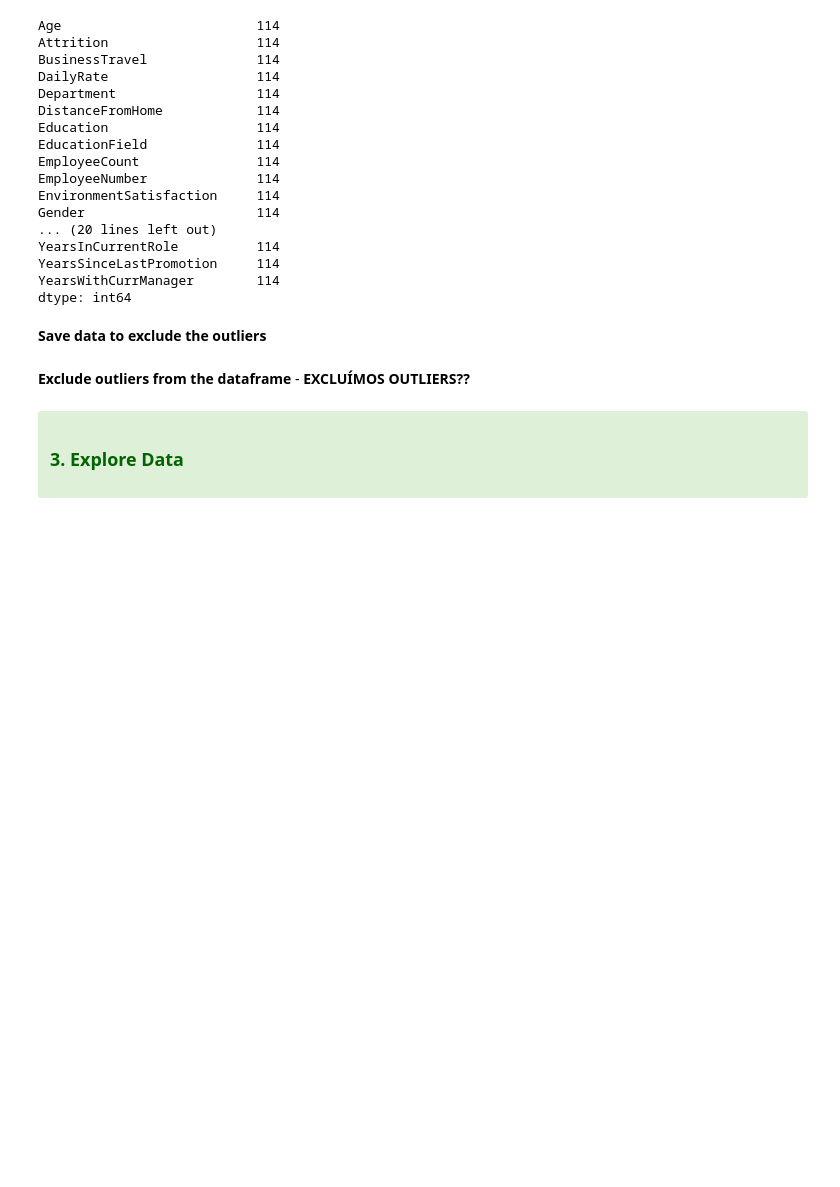
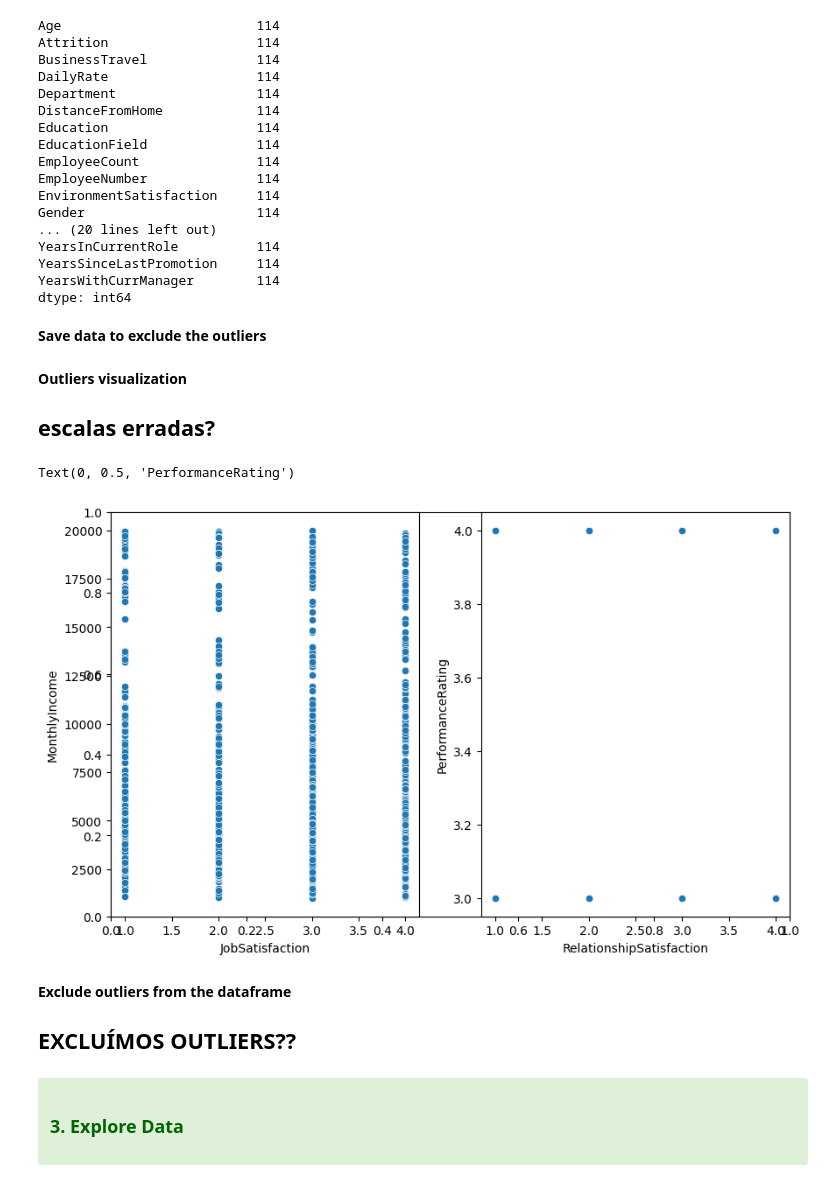
Before and after one commit to beatrizamado/HR-Analysis, a Jupyter notebook: code.ipynb, the cells around one changed output. Cells and saved outputs as stored; diff of their text form; code cells hidden in the pictures; blank space fills up the shorter version.

```diff
--- a/code.ipynb
+++ b/code.ipynb
@@ -495,8 +492,28 @@ dtype: int64
 **Save data to exclude the outliers**
 # %%
 data_bkp = data.copy()
+# %% [markdown]
+**Outliers visualization**
+
+## escalas erradas?
+# %%
+fig, axs = plt.subplots(figsize=(10, 6))
+plt.subplot(1, 2, 1)
+sns.scatterplot(data=data, x='JobSatisfaction', y='MonthlyIncome')
+plt.xlabel('JobSatisfaction')
+plt.ylabel('MonthlyIncome')
+
+plt.subplot(1, 2, 2)
+sns.scatterplot(data=data, x='RelationshipSatisfaction', y='PerformanceRating')
+plt.xlabel('RelationshipSatisfaction')
+plt.ylabel('PerformanceRating')
+# %% [output]
+Text(0, 0.5, 'PerformanceRating')
+[figure, added]
 # %% [markdown]
-**Exclude outliers from the dataframe** - **EXCLUÍMOS OUTLIERS??**
+**Exclude outliers from the dataframe**
+
+## **EXCLUÍMOS OUTLIERS??**
 # %%
 
 #data = data[~data['EmployeeNumber'].isin(outliers['EmployeeNumber'])].copy()
```
Also changed, not shown: parts of 4 cells of this notebook.
